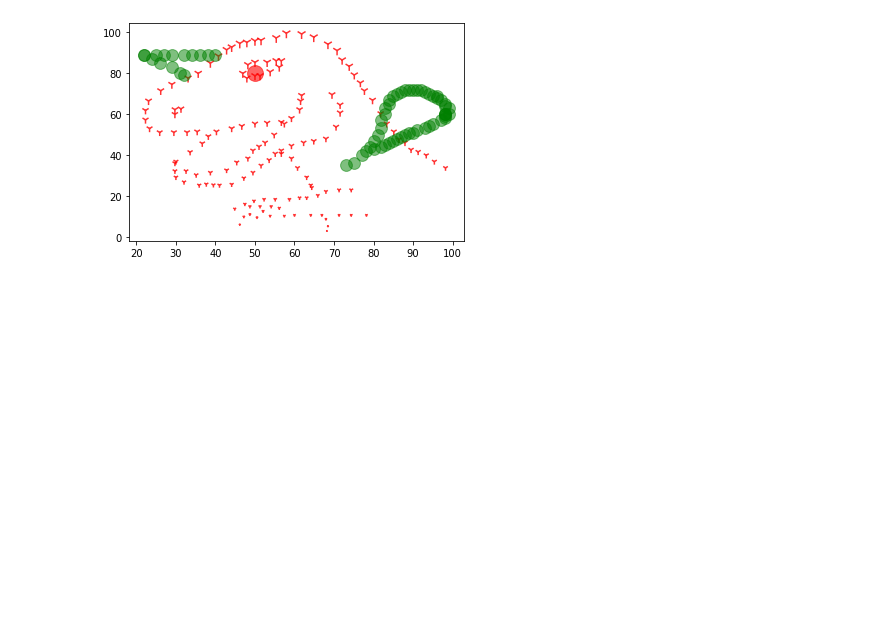
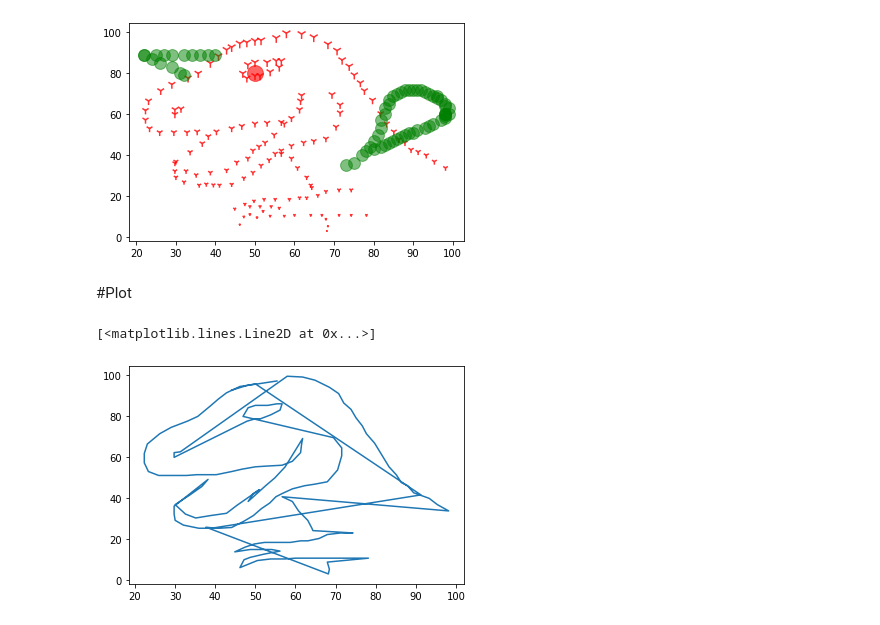
Before and after one commit to Suchirapon/KKU_data_mining, a Jupyter notebook: Data102.ipynb, the cells around one changed output. Saved outputs shown, nothing was run; the diff lists cells and outputs as text; code cells hidden in the pictures; blank space fills up the shorter version.

```diff
--- a/Data102.ipynb
+++ b/Data102.ipynb
@@ -153,3 +157,10 @@ plt.scatter([32,31,29,26,24,22,40,38,36,34,32,29,27,25,22,73,75,77,79,80,81,82,8
 # %% [output]
 <matplotlib.collections.PathCollection at 0x...>
 [figure]
+# %% [markdown]
+#Plot
+# %%
+plt.plot(data['x'],data['y']) #คำสั่งวาดเส้น
+# %% [output]
+[<matplotlib.lines.Line2D at 0x...>]
+[figure, added]
```
Also changed, not shown: parts of 19 cells of this notebook.
